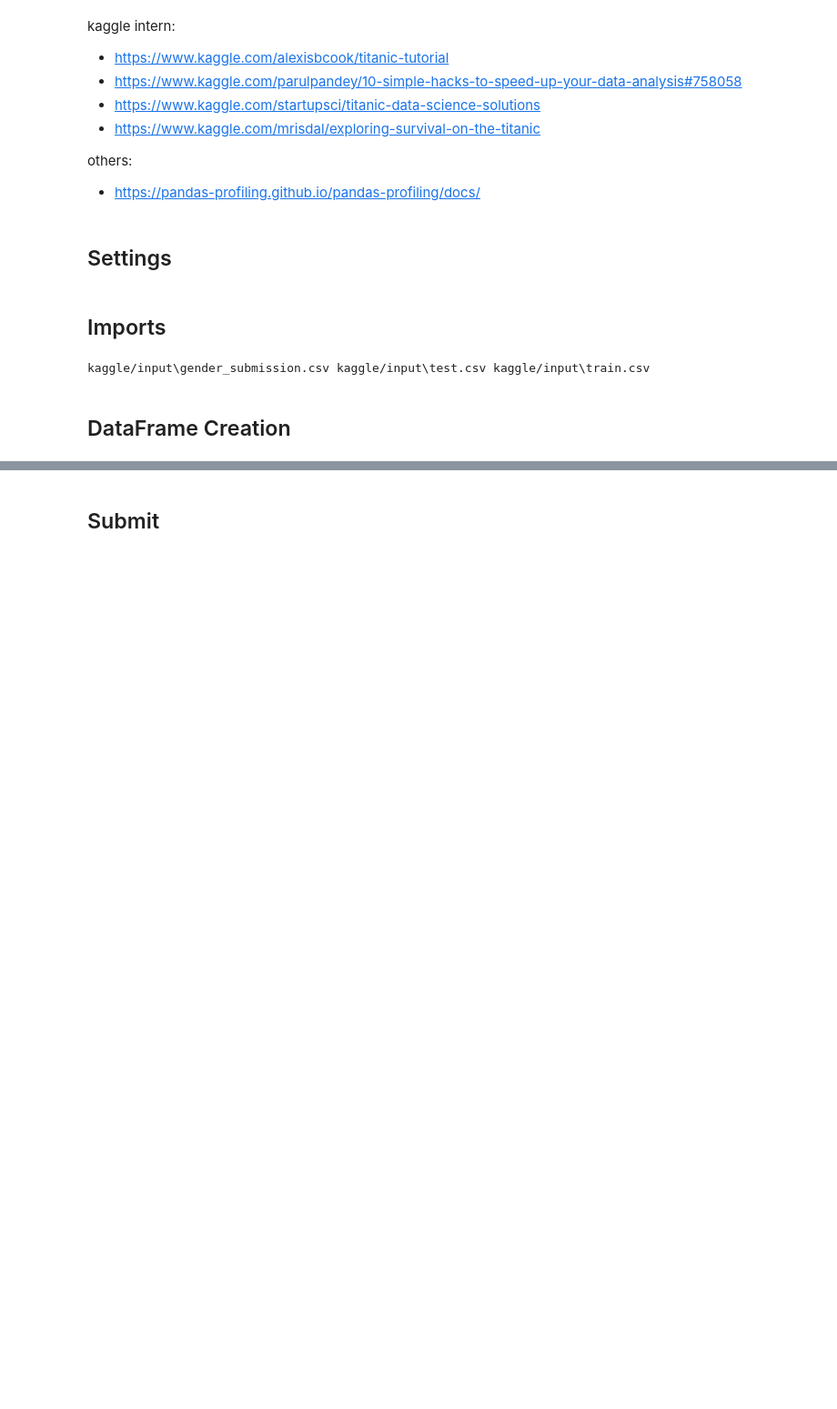
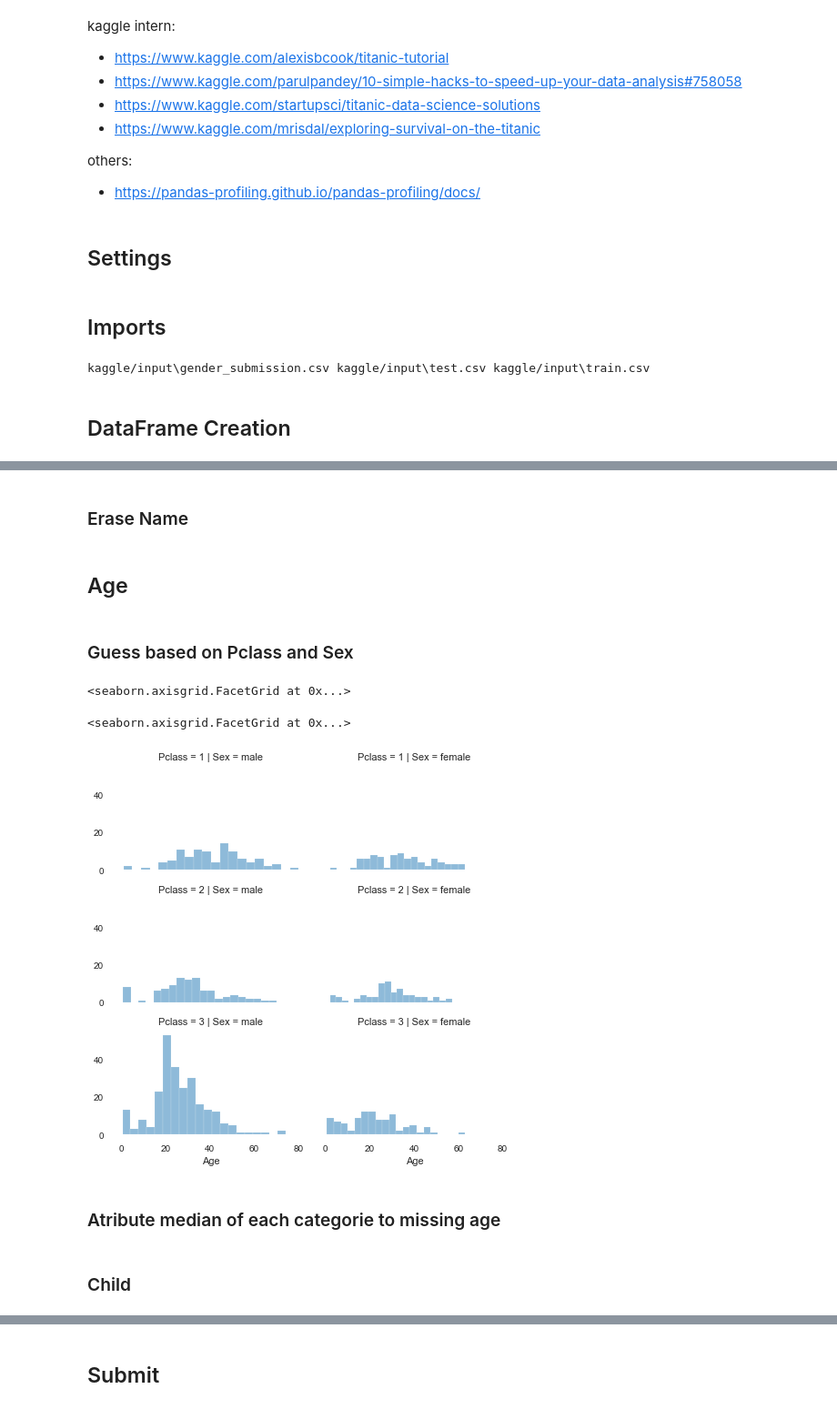
Before and after one commit to mathprovgit/kaggle-titanic, a Jupyter notebook: kaggle_Titanic.ipynb, the cells around one changed output, grey strips where cells are left out. Shown at 91% size. Drawn from its saved outputs; the diff is of its cells as text; code cells hidden in the pictures; blank space fills up the shorter version.

```diff
--- a/kaggle_Titanic.ipynb
+++ b/kaggle_Titanic.ipynb
@@ -495,0 +209,2 @@ X_test = pd.get_dummies(test_data[features])
+# %% [markdown]
+### Erase Name
@@ -495,0 +215,14 @@ X_test = pd.get_dummies(test_data[features])
+# %% [markdown]
+## Age
+# %% [markdown]
+### Guess based on Pclass and Sex
+# %%
+grid = sns.FacetGrid(train_df, row='Pclass', col='Sex', height=2.2, aspect=1.5)
+grid.map(plt.hist, 'Age', alpha=.5, bins=20)
+grid.add_legend()
+# %% [output]
+<seaborn.axisgrid.FacetGrid at 0x...>
+<seaborn.axisgrid.FacetGrid at 0x...>
+[figure, added]
+# %% [markdown]
+### Atribute median of each categorie to missing age
@@ -495,0 +250,2 @@ X_test = pd.get_dummies(test_data[features])
+# %% [markdown]
+### Child
```
Also changed, not shown: parts of 127 cells of this notebook, 2 other files.
